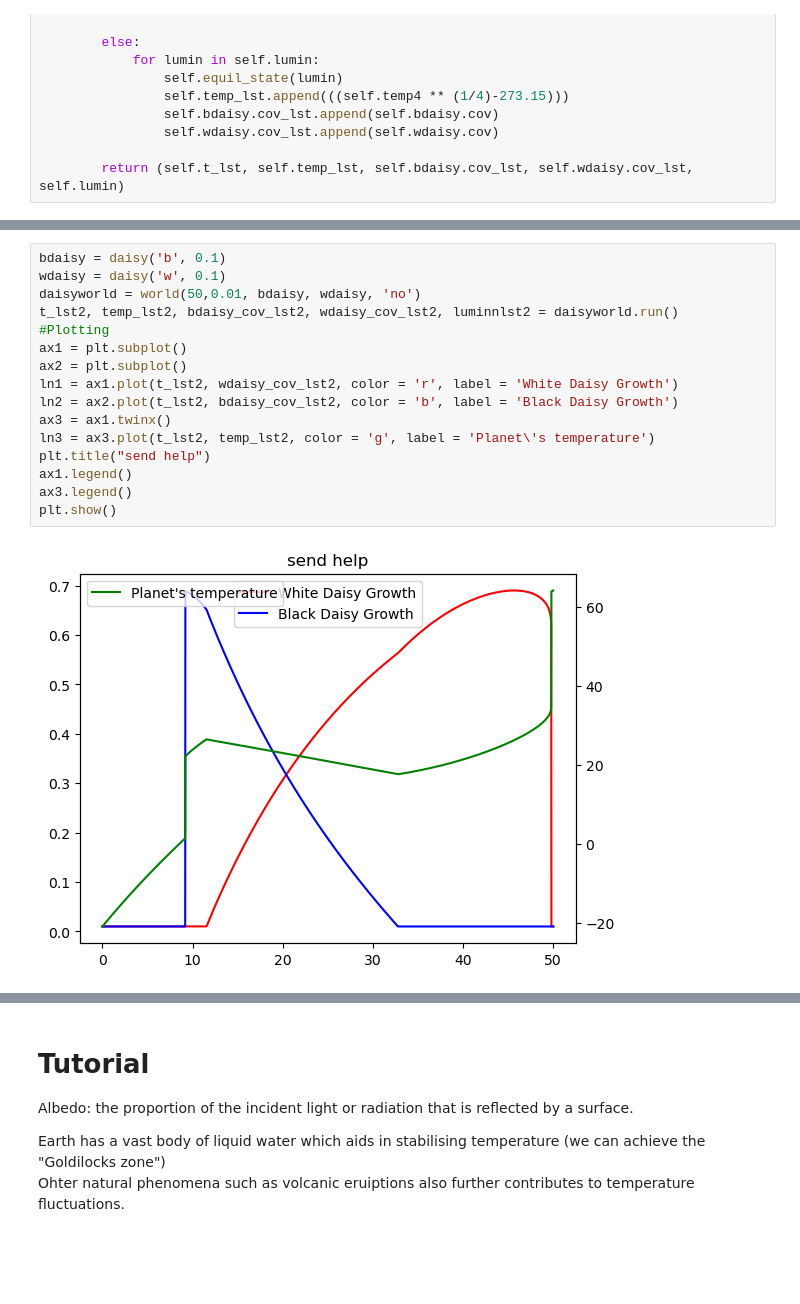
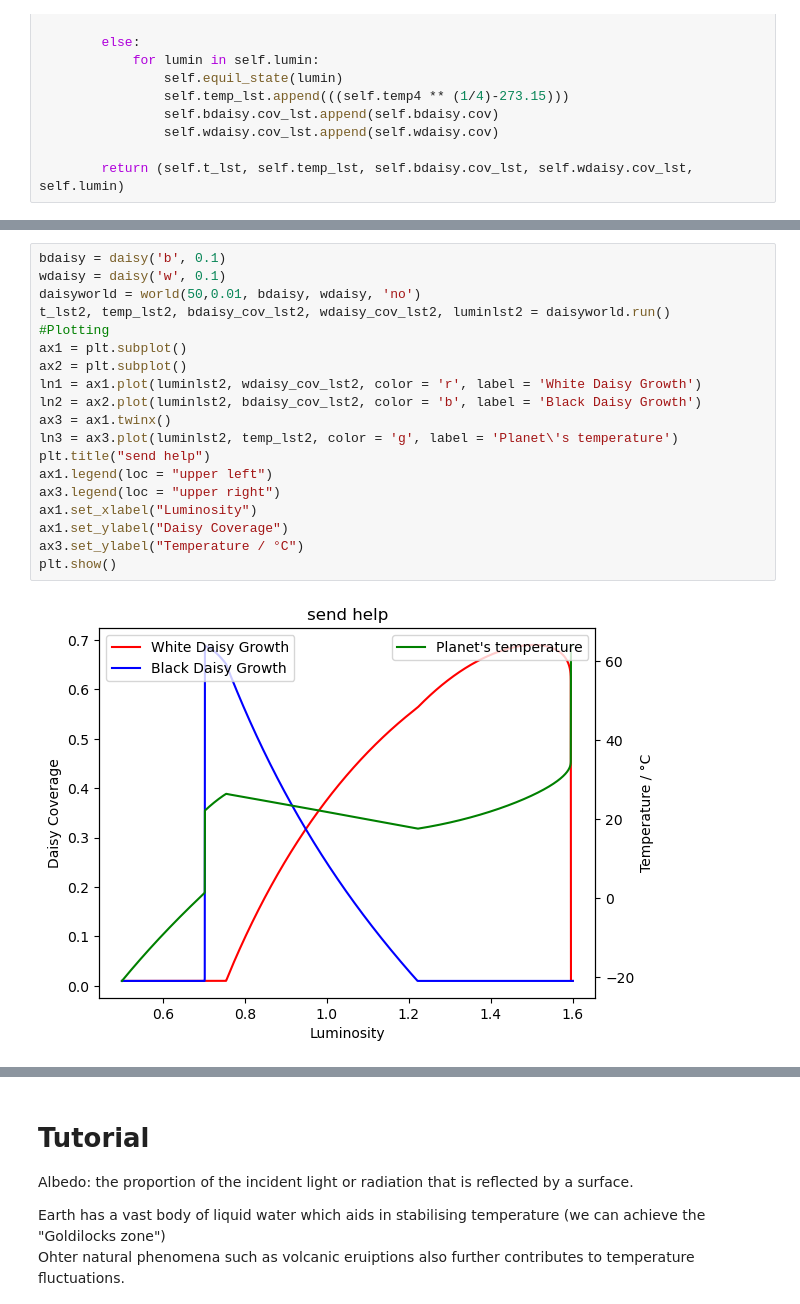
Before and after one commit to ChinZJ/SP3275, a Jupyter notebook: Daisyworld OOP.ipynb, the cells around one changed output, grey strips where cells are left out. Cells and saved outputs as stored; diff of their text form; blank space fills up the shorter version.

Commit message:
Update Graphs

```diff
--- a/Daisyworld OOP.ipynb
+++ b/Daisyworld OOP.ipynb
@@ -226,21 +229,24 @@ plt.show()
 # %%
 bdaisy = daisy('b', 0.1)
 wdaisy = daisy('w', 0.1)
 daisyworld = world(50,0.01, bdaisy, wdaisy, 'no')
-t_lst2, temp_lst2, bdaisy_cov_lst2, wdaisy_cov_lst2, luminnlst2 = daisyworld.run()
+t_lst2, temp_lst2, bdaisy_cov_lst2, wdaisy_cov_lst2, luminlst2 = daisyworld.run()
 #Plotting
 ax1 = plt.subplot()
 ax2 = plt.subplot()
-ln1 = ax1.plot(t_lst2, wdaisy_cov_lst2, color = 'r', label = 'White Daisy Growth')
-ln2 = ax2.plot(t_lst2, bdaisy_cov_lst2, color = 'b', label = 'Black Daisy Growth')
+ln1 = ax1.plot(luminlst2, wdaisy_cov_lst2, color = 'r', label = 'White Daisy Growth')
+ln2 = ax2.plot(luminlst2, bdaisy_cov_lst2, color = 'b', label = 'Black Daisy Growth')
 ax3 = ax1.twinx()
-ln3 = ax3.plot(t_lst2, temp_lst2, color = 'g', label = 'Planet\'s temperature')
+ln3 = ax3.plot(luminlst2, temp_lst2, color = 'g', label = 'Planet\'s temperature')
 plt.title("send help")
-ax1.legend()
-ax3.legend()
+ax1.legend(loc = "upper left")
+ax3.legend(loc = "upper right")
+ax1.set_xlabel("Luminosity")
+ax1.set_ylabel("Daisy Coverage")
+ax3.set_ylabel("Temperature / °C")
 plt.show()
 # %% [output]
-[figure, old version]
+[figure, new version]
 # %%
 #This graph was cheesed
 bdaisy = daisy('b', 0.1)
```
Also changed, not shown: parts of 5 cells of this notebook.
